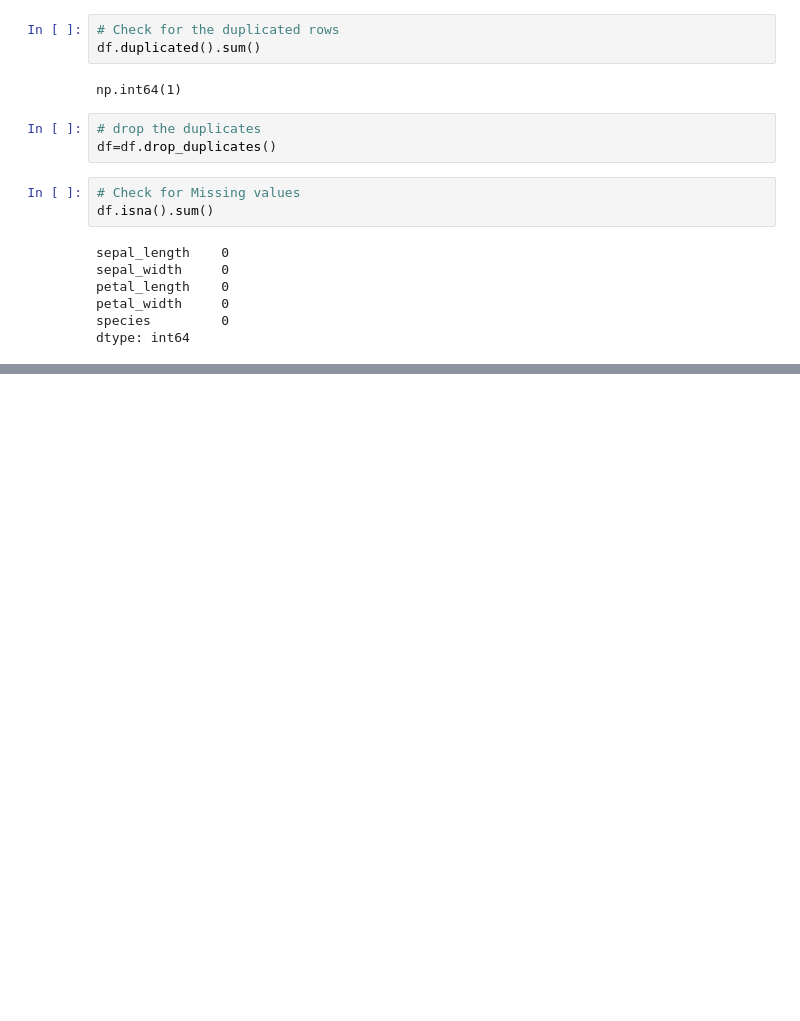
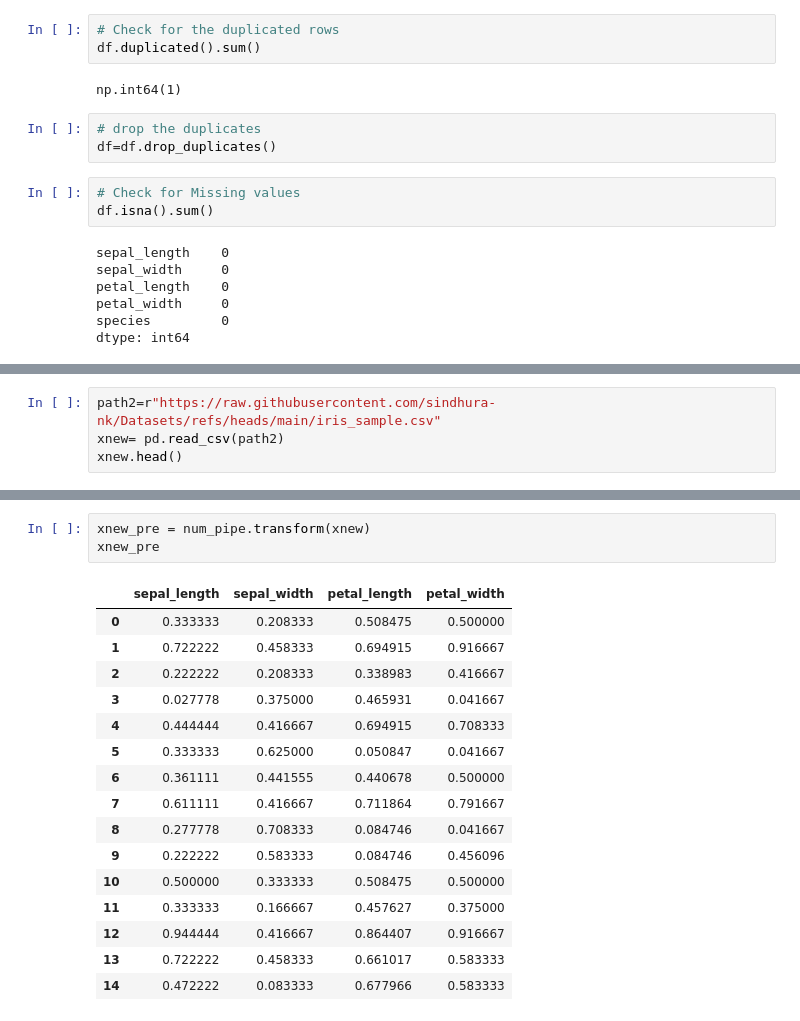
Before and after one commit to PrarthanaShende/Machine-Learning, a Jupyter notebook: Logistic Regression/Logistic Regression.ipynb, the cells around one changed output, grey strips where cells are left out. Drawn from its saved outputs; the diff is of its cells as text; blank space fills up the shorter version.

```diff
--- a/Logistic Regression/Logistic Regression.ipynb
+++ b/Logistic Regression/Logistic Regression.ipynb
@@ -63,0 +193,4 @@ dtype: int64
+# %%
+path2=r"https://raw.githubusercontent.com/sindhura-nk/Datasets/refs/heads/main/iris_sample.csv"
+xnew= pd.read_csv(path2)
+xnew.head()
@@ -63,0 +204,20 @@ dtype: int64
+# %%
+xnew_pre = num_pipe.transform(xnew)
+xnew_pre
+# %% [output]
+|  | sepal_length | sepal_width | petal_length | petal_width |
+| 0 | 0.333333 | 0.208333 | 0.508475 | 0.500000 |
+| 1 | 0.722222 | 0.458333 | 0.694915 | 0.916667 |
+| 2 | 0.222222 | 0.208333 | 0.338983 | 0.416667 |
+| 3 | 0.027778 | 0.375000 | 0.465931 | 0.041667 |
+| 4 | 0.444444 | 0.416667 | 0.694915 | 0.708333 |
+| 5 | 0.333333 | 0.625000 | 0.050847 | 0.041667 |
+| 6 | 0.361111 | 0.441555 | 0.440678 | 0.500000 |
+| 7 | 0.611111 | 0.416667 | 0.711864 | 0.791667 |
+| 8 | 0.277778 | 0.708333 | 0.084746 | 0.041667 |
+| 9 | 0.222222 | 0.583333 | 0.084746 | 0.456096 |
+| 10 | 0.500000 | 0.333333 | 0.508475 | 0.500000 |
+| 11 | 0.333333 | 0.166667 | 0.457627 | 0.375000 |
+| 12 | 0.944444 | 0.416667 | 0.864407 | 0.916667 |
+| 13 | 0.722222 | 0.458333 | 0.661017 | 0.583333 |
+| 14 | 0.472222 | 0.083333 | 0.677966 | 0.583333 |
```
Also changed, not shown: parts of 29 cells of this notebook.
